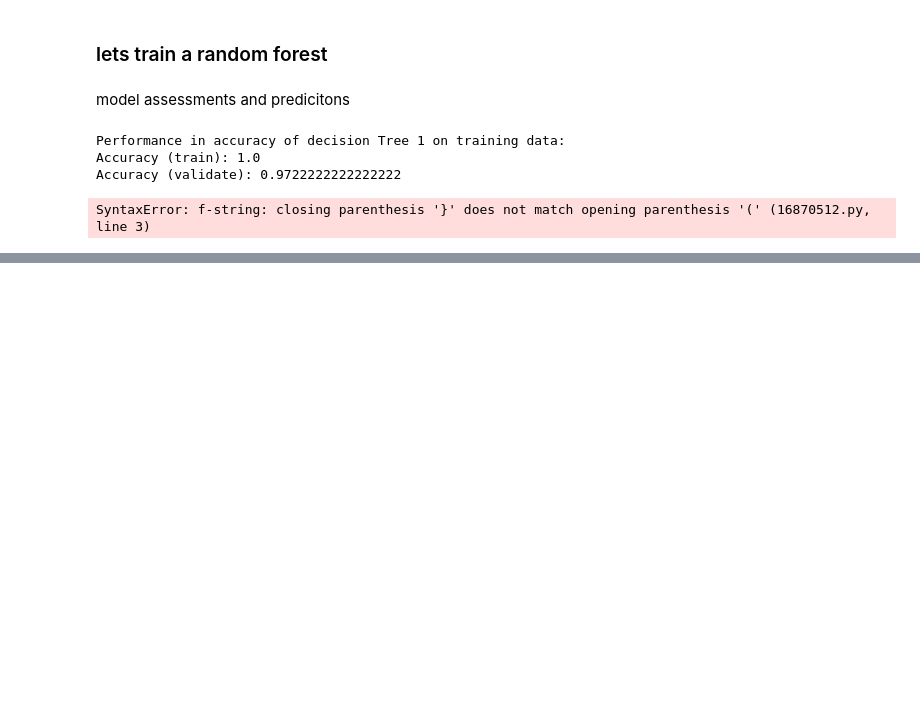
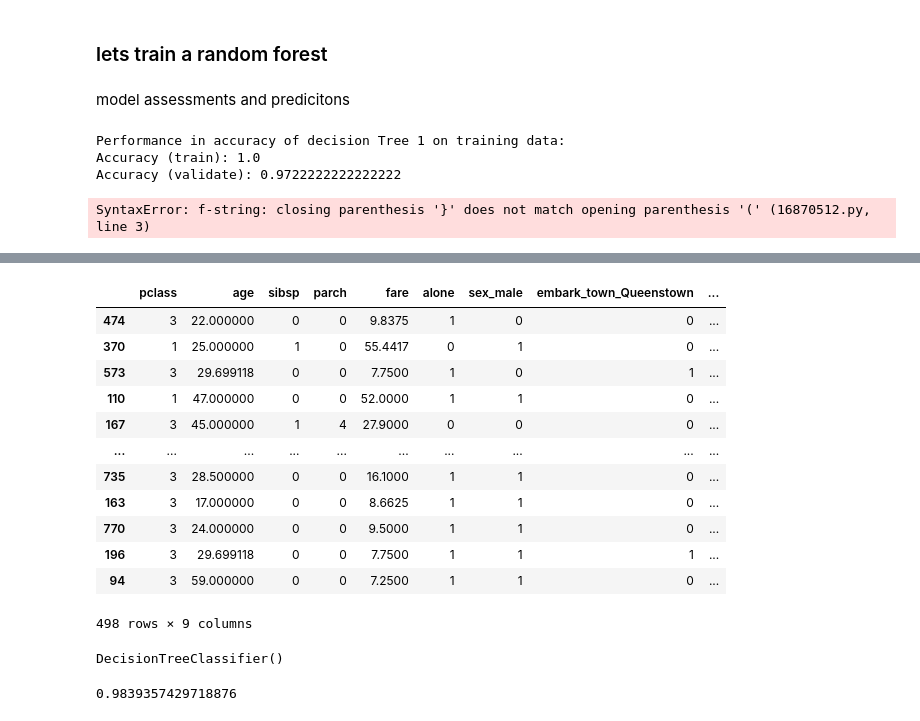
Before and after one commit to gabecavazos/classification-exercises, a Jupyter notebook: decision_tree.ipynb, the cells around one changed output, grey strips where cells are left out. Saved outputs shown, nothing was run; the diff lists cells and outputs as text; code cells hidden in the pictures; blank space fills up the shorter version.

```diff
--- a/decision_tree.ipynb
+++ b/decision_tree.ipynb
@@ -275,0 +323,3 @@ titanic = pd.read_csv('titanic_df.csv')
+# %%
+train_val, test = train_test_split(titanic,train_size=0.8,random_state=1349,stratify=titanic['survived'])
+train, validate = train_test_split(train_val,train_size=0.7,random_state=1349,stratify=train_val['survived'])
@@ -275,0 +335,6 @@ titanic = pd.read_csv('titanic_df.csv')
+# %%
+train['baseline_pred'] = 0
+baseline = 0
+baseline_accuracy = (train.survived==0).mean()
+# %%
+train = train.drop(columns='baseline_pred')
@@ -275,0 +345,4 @@ titanic = pd.read_csv('titanic_df.csv')
+# %%
+X_cols = titanic.columns.to_list()
+X_cols.remove('survived')
+y_cols = 'survived'
@@ -275,0 +353,20 @@ titanic = pd.read_csv('titanic_df.csv')
+# %%
+train[X_cols]
+# %% [output]
+|  | pclass | age | sibsp | parch | fare | alone | sex_male | embark_town_Queenstown | ... |
+| 474 | 3 | 22.000000 | 0 | 0 | 9.8375 | 1 | 0 | 0 | ... |
+| 370 | 1 | 25.000000 | 1 | 0 | 55.4417 | 0 | 1 | 0 | ... |
+| 573 | 3 | 29.699118 | 0 | 0 | 7.7500 | 1 | 0 | 1 | ... |
+| 110 | 1 | 47.000000 | 0 | 0 | 52.0000 | 1 | 1 | 0 | ... |
+| 167 | 3 | 45.000000 | 1 | 4 | 27.9000 | 0 | 0 | 0 | ... |
+| ... | ... | ... | ... | ... | ... | ... | ... | ... | ... |
+| 735 | 3 | 28.500000 | 0 | 0 | 16.1000 | 1 | 1 | 0 | ... |
+| 163 | 3 | 17.000000 | 0 | 0 | 8.6625 | 1 | 1 | 0 | ... |
+| 770 | 3 | 24.000000 | 0 | 0 | 9.5000 | 1 | 1 | 0 | ... |
+| 196 | 3 | 29.699118 | 0 | 0 | 7.7500 | 1 | 1 | 1 | ... |
+| 94 | 3 | 59.000000 | 0 | 0 | 7.2500 | 1 | 1 | 0 | ... |
+498 rows × 9 columns
+# %%
+clf1.fit(train[X_cols],train[y_cols])
+# %% [output]
+DecisionTreeClassifier()
@@ -275,0 +375,4 @@ titanic = pd.read_csv('titanic_df.csv')
+# %%
+clf1.score(train[X_cols],train[y_cols])
+# %% [output]
+0.9839357429718876
```
Also changed, not shown: parts of 30 cells of this notebook, 3 other files.
